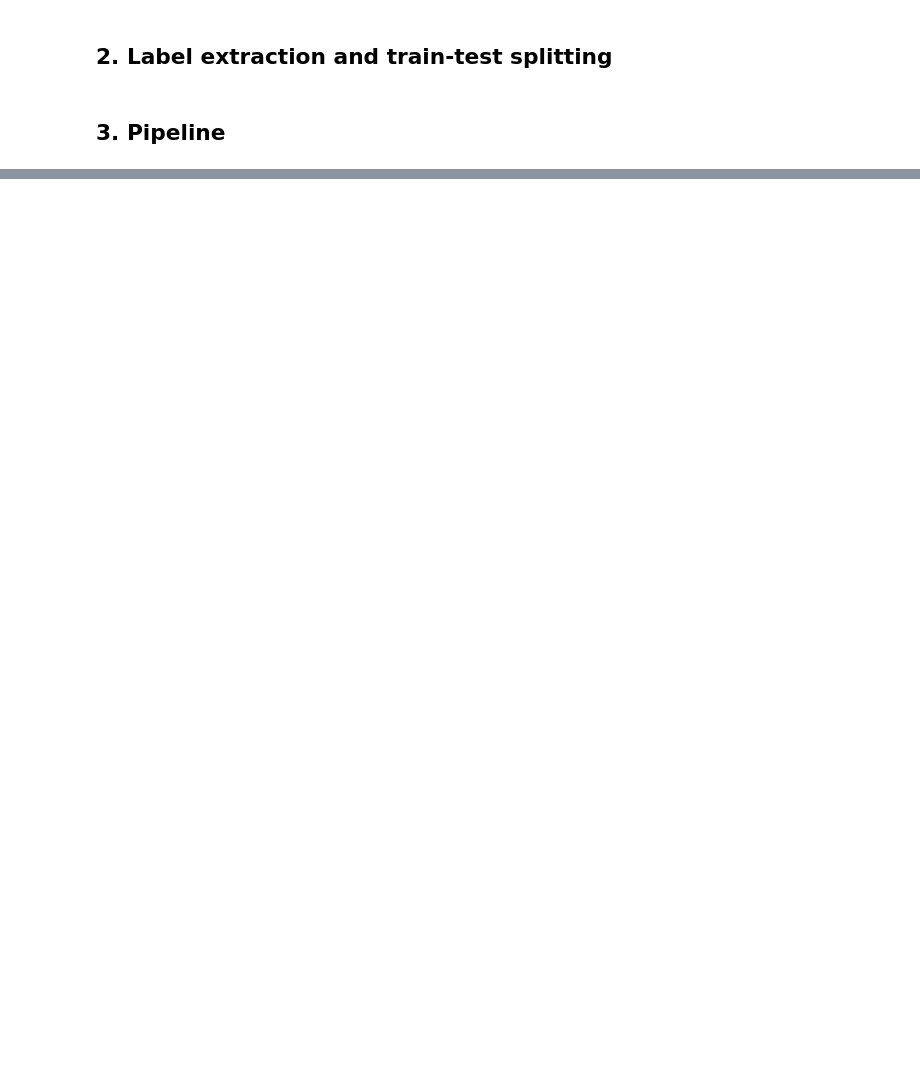
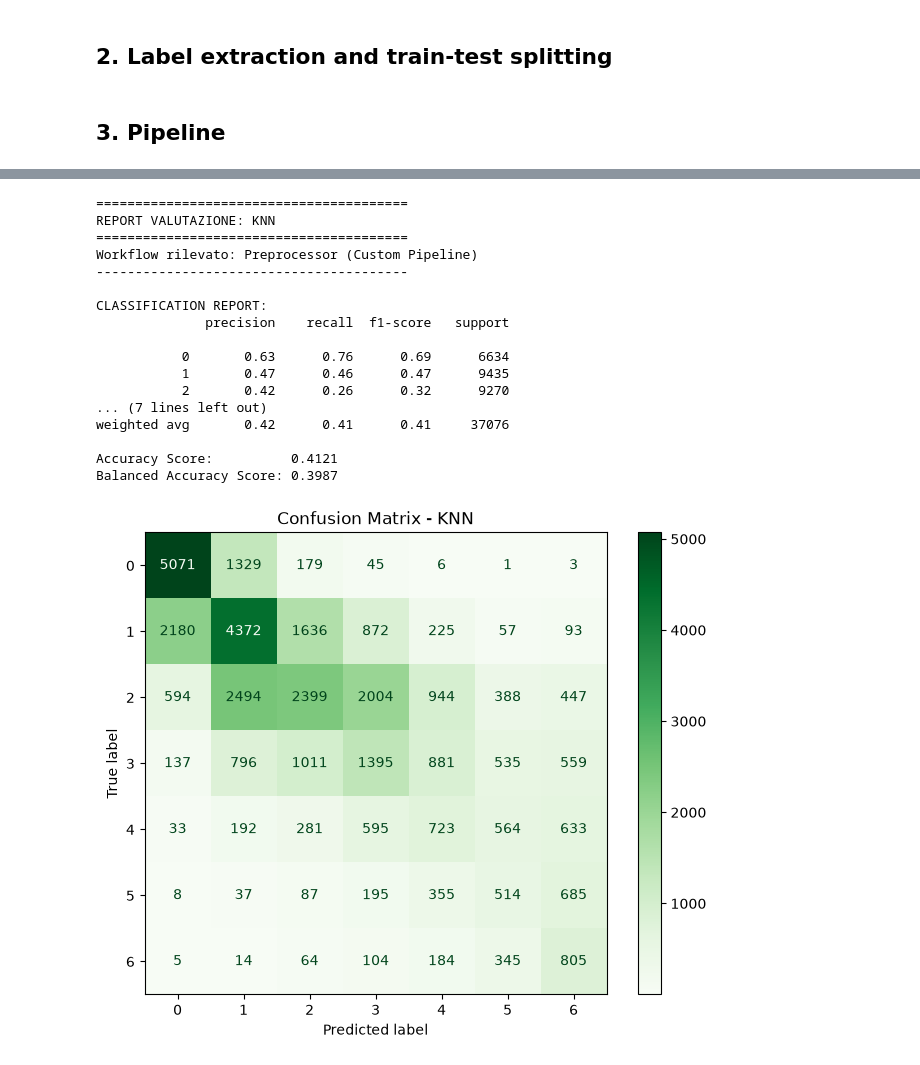
Before and after one commit to gabb-OS/loan-risk-rating-prediction, a Jupyter notebook: src/pipeline_knn.ipynb, the cells around one changed output, grey strips where cells are left out. Cells and saved outputs as stored; diff of their text form; code cells hidden in the pictures; blank space fills up the shorter version.

```diff
--- a/src/pipeline_knn.ipynb
+++ b/src/pipeline_knn.ipynb
@@ -266,4 +290,23 @@ except Exception as e:
 # %%
-evaluate_model(X_val, y_val, "knn")
+evaluate_model(X_val, y_val, "knn", model_dir="../models", preproc_dir="../preprocessing")
+# %% [output]
+========================================
+REPORT VALUTAZIONE: KNN
+========================================
+Workflow rilevato: Preprocessor (Custom Pipeline)
+----------------------------------------
+
+CLASSIFICATION REPORT:
+              precision    recall  f1-score   support
+
+           0       0.63      0.76      0.69      6634
+           1       0.47      0.46      0.47      9435
+           2       0.42      0.26      0.32      9270
+... (7 lines left out)
+weighted avg       0.42      0.41      0.41     37076
+
+Accuracy Score:          0.4121
+Balanced Accuracy Score: 0.3987
+[figure, added]
 # %%
 # OPZIONALE - Ispezione manuale dei parametri di un modello salvato
```
Also changed, not shown: parts of 7 cells of this notebook.
